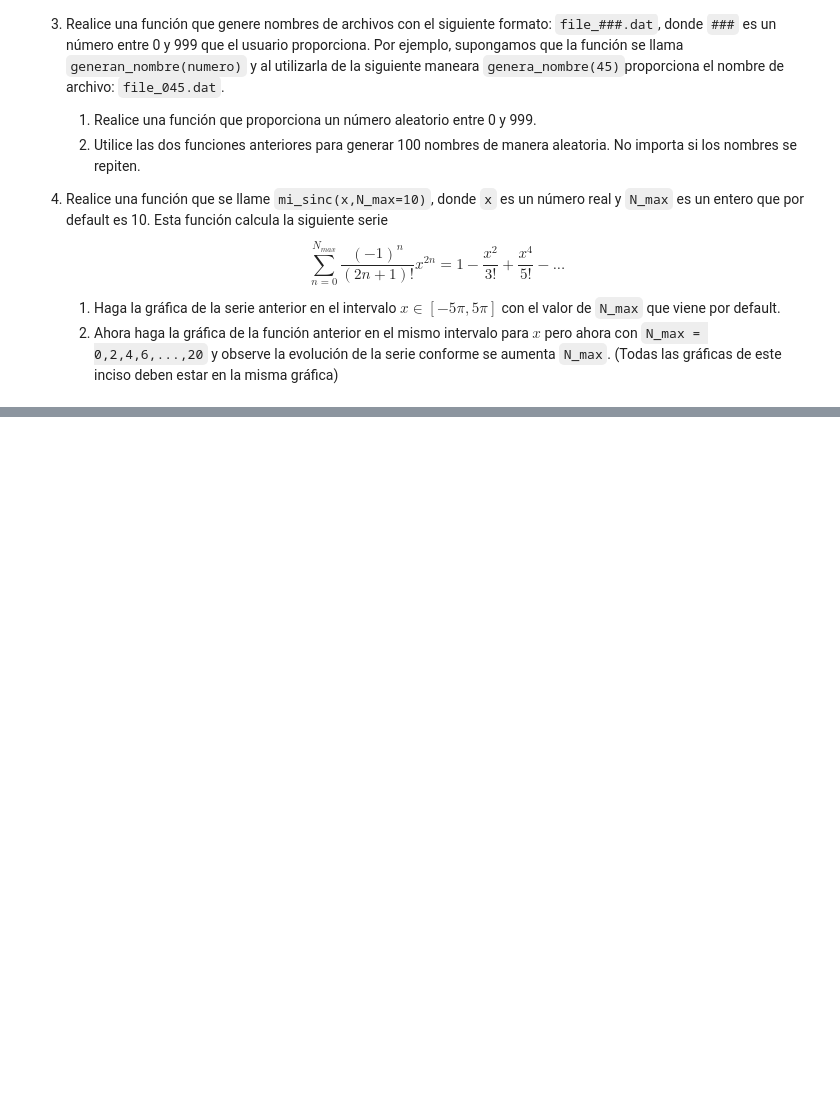
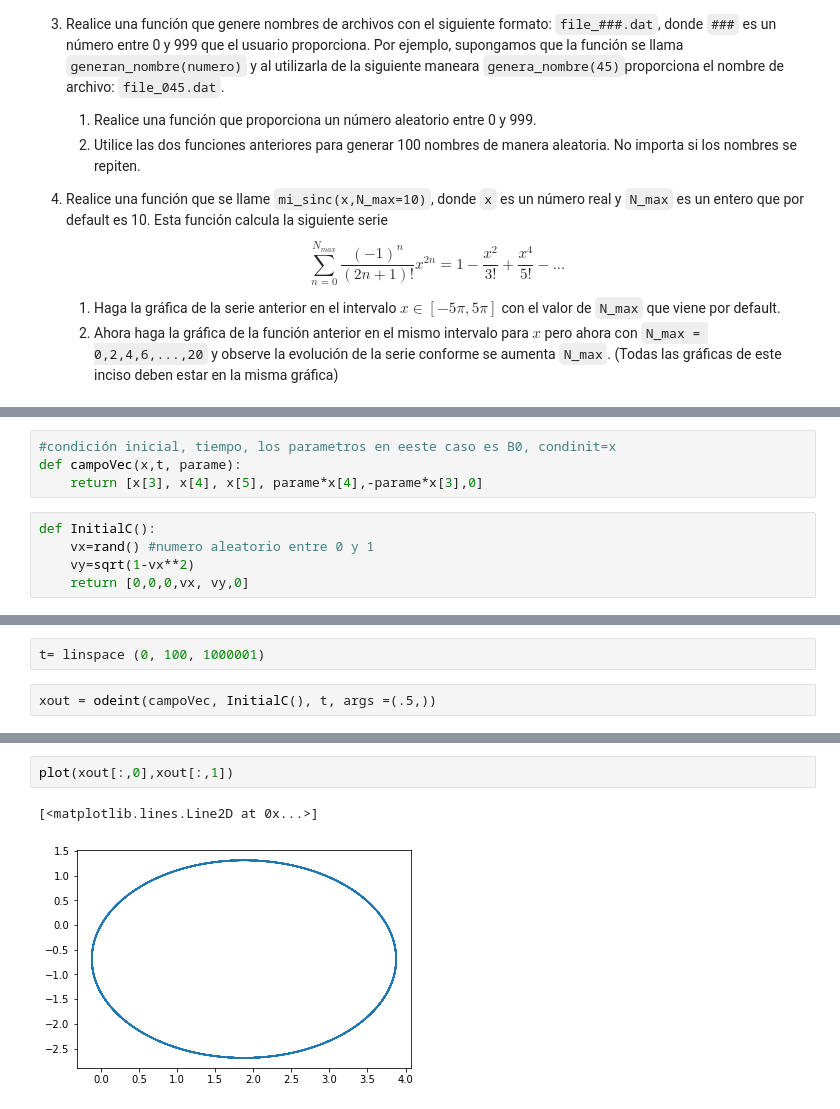
Before and after one commit to algoritmos-2019-2/clase-1-Ibarron, a Jupyter notebook: Repaso_2.ipynb, the cells around one changed output, grey strips where cells are left out. Cells and saved outputs as stored; diff of their text form; blank space fills up the shorter version.

```diff
--- a/Repaso_2.ipynb
+++ b/Repaso_2.ipynb
@@ -29,0 +146,9 @@ $$
+# %%
+#condición inicial, tiempo, los parametros en eeste caso es B0, condinit=x
+def campoVec(x,t, parame):
+    return [x[3], x[4], x[5], parame*x[4],-parame*x[3],0]
+# %%
+def InitialC():
+    vx=rand() #numero aleatorio entre 0 y 1
+    vy=sqrt(1-vx**2)
+    return [0,0,0,vx, vy,0]
@@ -29,0 +159,4 @@ $$
+# %%
+t= linspace (0, 100, 1000001)
+# %%
+xout = odeint(campoVec, InitialC(), t, args =(.5,))
@@ -29,0 +179,5 @@ $$
+# %%
+plot(xout[:,0],xout[:,1])
+# %% [output]
+[<matplotlib.lines.Line2D at 0x...>]
+[figure, added]
```
Also changed, not shown: parts of 21 cells of this notebook, 6 other files.
